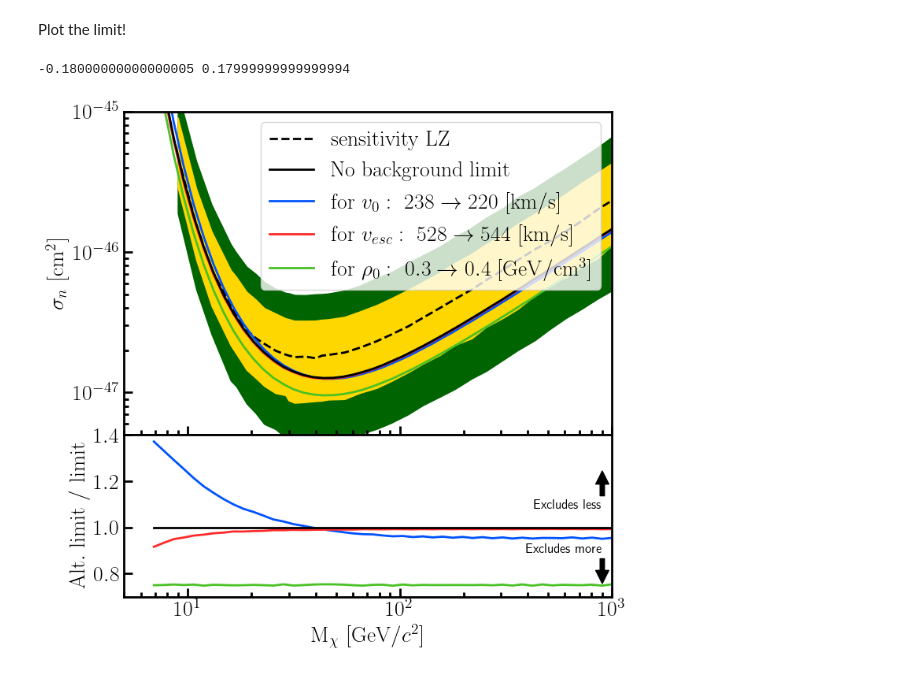
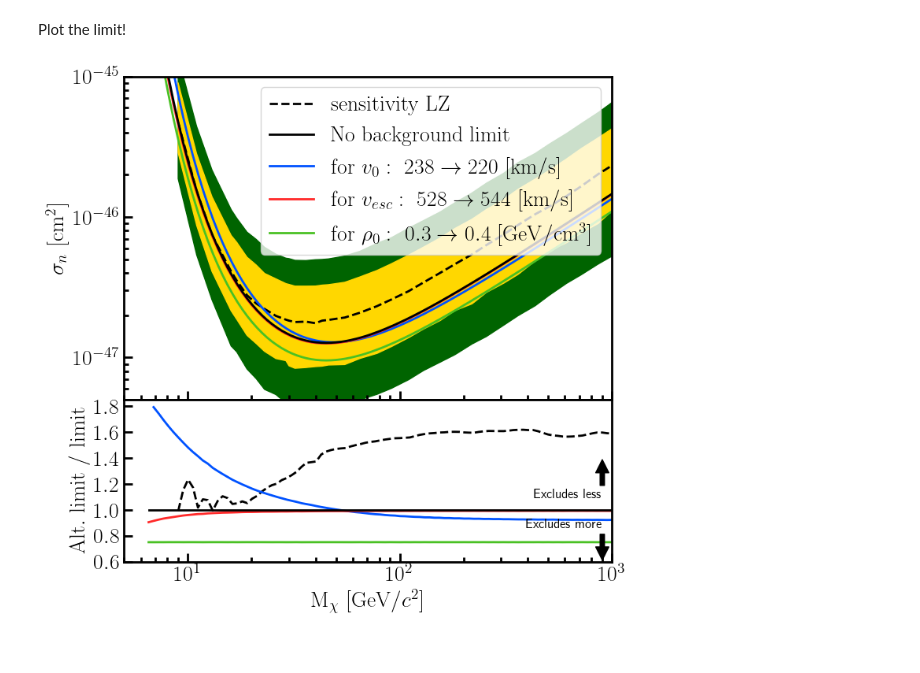
Before and after one commit to XAMS-nikhef/thesis_plots, a Jupyter notebook: notebooks/limits.ipynb, the cells around one changed output. Saved outputs shown, nothing was run; the diff lists cells and outputs as text; code cells hidden in the pictures.

Commit message:
Expand the limit setting to include a didactic example (#46)
* upload example

* upload

* upload plot

Co-authored-by: Joran Angevaare <j.angevaare@nikhef.nl>

```diff
--- a/notebooks/limits.ipynb
+++ b/notebooks/limits.ipynb
@@ -125,48 +125,46 @@ plt.xscale('log')
 
 plt.sca(axes[1])
 # Skip the LZ sens
-# itp = scipy.interpolate.interp1d(lz_limit['mass(GeV)'], lz_limit['median'], bounds_error=False)
-# plt.plot(mass_range, itp(mass_range)/limit, **kw, c='k',ls='--')
+itp = scipy.interpolate.interp1d(lz_limit['mass(GeV)'], lz_limit['median'], bounds_error=False)
+plt.plot(mass_range, itp(mass_range)/limit, **kw, c='k',ls='--')
 plt.plot(mass_range, limit/limit, **kw, zorder=3)
 plt.plot(mass_range, limit_alt_v0/limit,**kw)
 plt.plot(mass_range, limit_alt_vesc/limit, **kw)
 plt.plot(mass_range, limit_alt_rho/limit,**kw)
 
 # settings
 plt.ylabel(mathrm('Alt. limit / limit'))
 plt.xlabel('$\mathrm{M}_\chi\ [\mathrm{GeV}/c^2]$')
 plt.subplots_adjust(hspace=0.)
 # plt.ylim(.5, 1.75)
-plt.yticks([0.8, 1, 1.2, 1.4])
+plt.yticks([0.6, 0.8, 1, 1.2, 1.4, 1.6, 1.8])
 #Save
-plt.ylim(0.7, 1.4)
+plt.ylim(0.6, 1.85)
 text_x = 900
 plt.annotate('Excludes less',
-             xy=(text_x, 1.25),
+             xy=(text_x, 1.4),
              xycoords='data',
              xytext=(text_x, 1.07),
              textcoords='data',
              fontsize=12,
              arrowprops=dict(facecolor='black', shrink=0.05),
              horizontalalignment='right',
              verticalalignment='bottom',
             )
 plt.annotate('Excludes more',
-             xy=(text_x, 0.75),
+             xy=(text_x, 0.6),
              xycoords='data',
              xytext=(text_x, 0.93),
              textcoords='data',
              fontsize=12,
              arrowprops=dict(facecolor='black', shrink=0.05),
              horizontalalignment='right',
              verticalalignment='top',
             )
 
 thesis_plots.save_fig('limit_setting')
-print(0.75-0.93, 1.25-1.07)
 # %% [output]
--0.18000000000000005 0.17999999999999994
-[figure, old version]
+[figure, new version]
 # %%
 plt.axhline(1, ls='--', c='k')
 itp = scipy.interpolate.interp1d(lz_limit['mass(GeV)'], lz_limit['median'], bounds_error=False)
```
Also changed, not shown: parts of 4 cells of this notebook, 4 other files.
